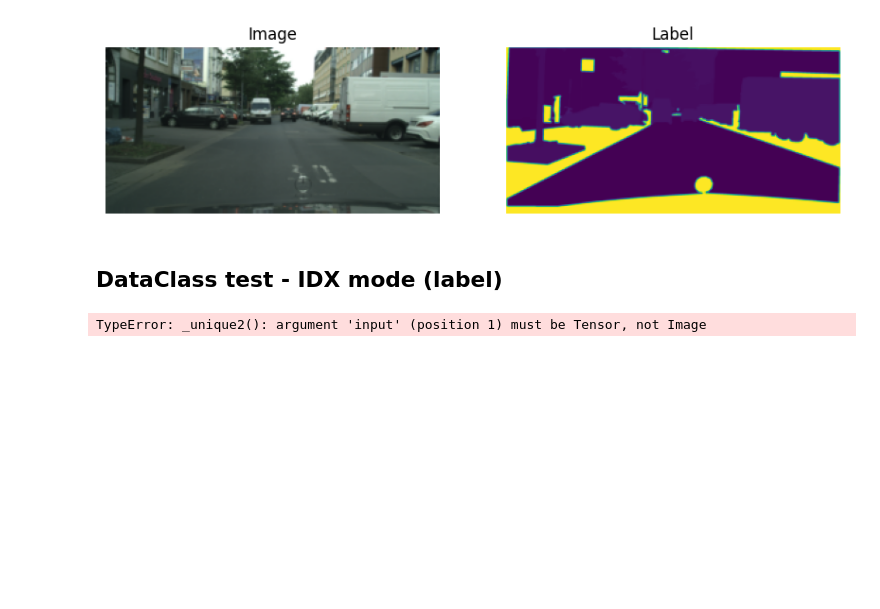
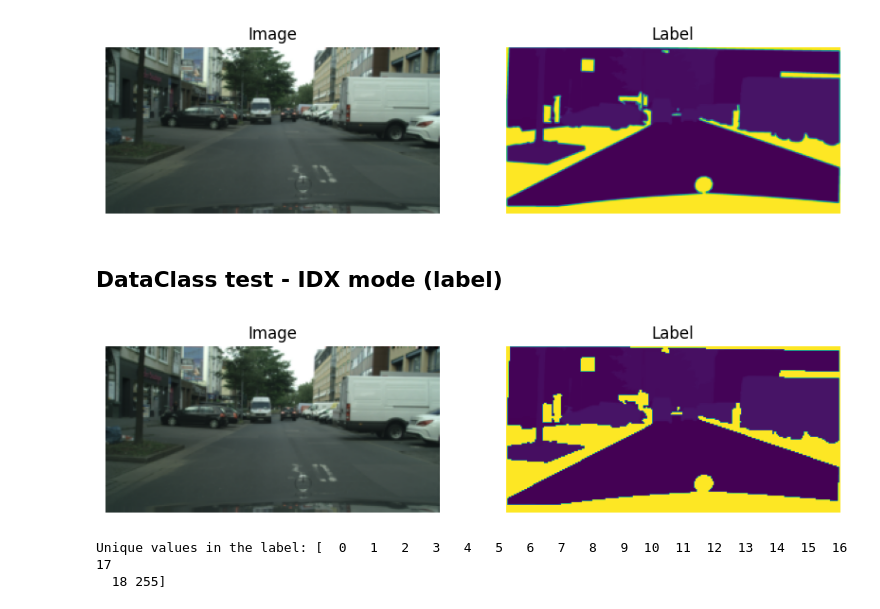
Before and after one commit to QuantDreamGit/SemanticSegmentation, a Jupyter notebook: datasets/cityscapes_test.ipynb, the cells around one changed output. Saved outputs shown, nothing was run; the diff lists cells and outputs as text; code cells hidden in the pictures; blank space fills up the shorter version.

```diff
--- a/datasets/cityscapes_test.ipynb
+++ b/datasets/cityscapes_test.ipynb
@@ -178,15 +145,33 @@ plt.show()
 [figure]
 # %% [markdown]
 ## DataClass test - IDX mode (label)
-# %%
-# Create the dataset
-dataset = CityScapes(root_dir="Cityspaces", mode='single', label_raw=False)
-# Get the first image and label
-image, label = dataset[0]
-
-
-# Print the values present in the label image
-print(f"Label values: {torch.unique(label).numpy()}")
-print(f"Number of classes: {len(torch.unique(label))}")
-# %% [output]
-TypeError: _unique2(): argument 'input' (position 1) must be Tensor, not Image
+# %%
+# Create the dataset
+dataset = CityScapes(root_dir="Cityspaces", mode='single', label_raw=False)
+# Get the first image and label
+image, label = dataset[0]
+
+label_array = np.array(label)
+
+for i in range(label_array.shape[0]):
+    for j in range(label_array.shape[1]):
+        if label_array[i][j] > 18:
+            label_array[i][j] = 255
+
+# Plot the image and label
+plt.figure(figsize=(10, 5))
+plt.subplot(1, 2, 1)
+plt.imshow(image.permute(1, 2, 0))
+plt.axis('off')
+plt.title('Image')
+plt.subplot(1, 2, 2)
+plt.imshow(label_array)
+plt.axis('off')
+plt.title('Label')
+plt.show()
+
+print(f"Unique values in the label: {np.unique(label_array)}")
+# %% [output]
+[figure, added]
+Unique values in the label: [  0   1   2   3   4   5   6   7   8   9  10  11  12  13  14  15  16  17
+  18 255]
```
Also changed, not shown: parts of 1 cell of this notebook, 1 other file.
